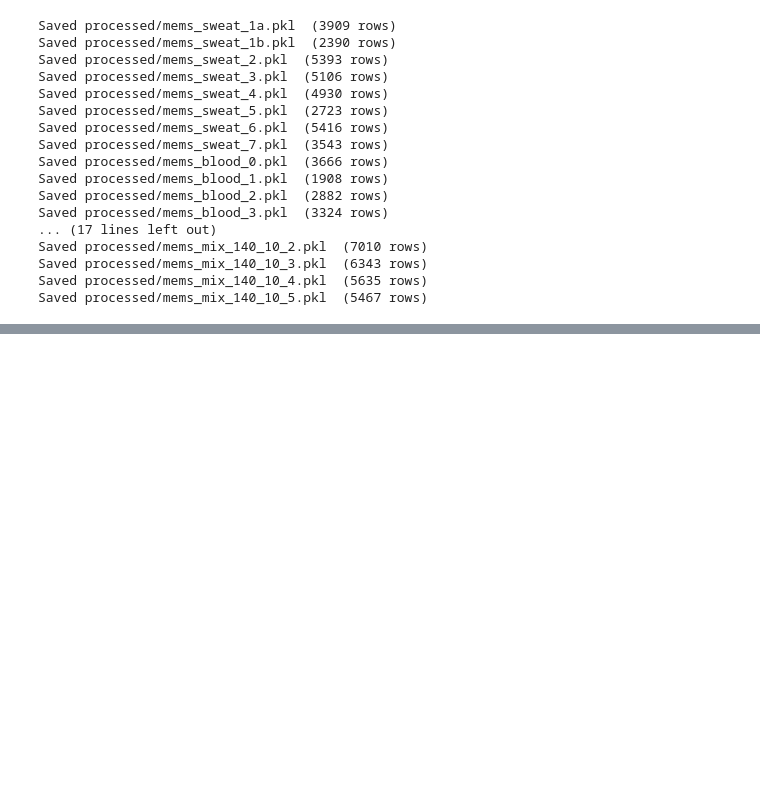
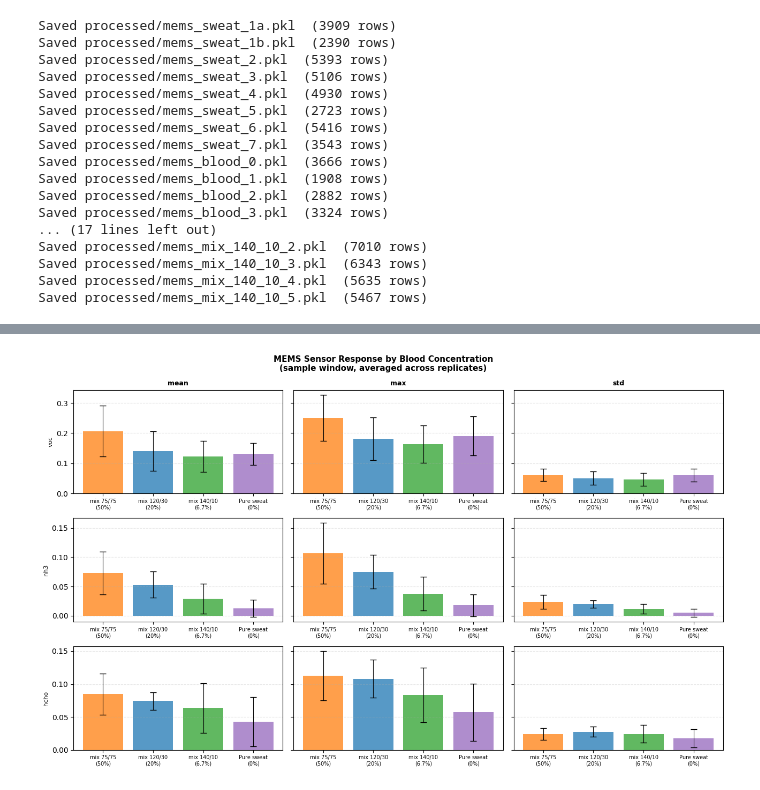
Before and after one commit to brenthoang12/gas-injury-detection, a Jupyter notebook: experiment-data-clean/mems_filter.ipynb, the cells around one changed output, grey strips where cells are left out. Saved outputs shown, nothing was run; the diff lists cells and outputs as text; code cells hidden in the pictures; blank space fills up the shorter version.

```diff
--- a/experiment-data-clean/mems_filter.ipynb
+++ b/experiment-data-clean/mems_filter.ipynb
@@ -862,0 +934,38 @@ Saved processed/mems_mix_140_10_5.pkl  (5467 rows)
+# %%
+GROUP_ORDER  = ["mix_75_75", "mix_120_30", "mix_140_10", "sweat"]
+GROUP_LABELS = {
+"mix_75_75":  "mix 75/75\n(50%)",
+    "mix_120_30": "mix 120/30\n(20%)",
+    "mix_140_10": "mix 140/10\n(6.7%)",
+    "sweat":      "Pure sweat\n(0%)",
+}
+BAR_COLORS = ["tab:orange", "tab:blue", "tab:green", "tab:purple"]
+PLOT_STATS = ["mean", "max", "std"]
+
+fig, axes = plt.subplots(len(EXPLORE_CHANNELS), len(PLOT_STATS),
+                         figsize=(13, 8), sharey="row")
+fig.suptitle("MEMS Sensor Response by Blood Concentration\n(sample window, averaged across replicates)",
+             fontsize=11, fontweight="bold")
+
+x = range(len(GROUP_ORDER))
+x_labels = [GROUP_LABELS[g] for g in GROUP_ORDER]
+
+for ri, col in enumerate(EXPLORE_CHANNELS):
+    for ci, stat in enumerate(PLOT_STATS):
+        ax = axes[ri][ci]
+        means = [explore_df[explore_df["group"] == g][f"{col}_{stat}"].mean() for g in GROUP_ORDER]
+        errs  = [explore_df[explore_df["group"] == g][f"{col}_{stat}"].std()  for g in GROUP_ORDER]
+        ax.bar(x, means, yerr=errs, capsize=4, color=BAR_COLORS,
+               alpha=0.75, error_kw={"linewidth": 0.8, "ecolor": "black"})
+        ax.set_xticks(list(x))
+        ax.set_xticklabels(x_labels, fontsize=7)
+        if ri == 0:
+            ax.set_title(stat, fontsize=9, fontweight="bold")
+        if ci == 0:
+            ax.set_ylabel(col, fontsize=8)
+        ax.grid(True, alpha=0.3, axis="y", linestyle="--")
+
+plt.tight_layout()
+plt.show()
+# %% [output]
+[figure, added]
```
Also changed, not shown: parts of 3 cells of this notebook, 1 other file.
